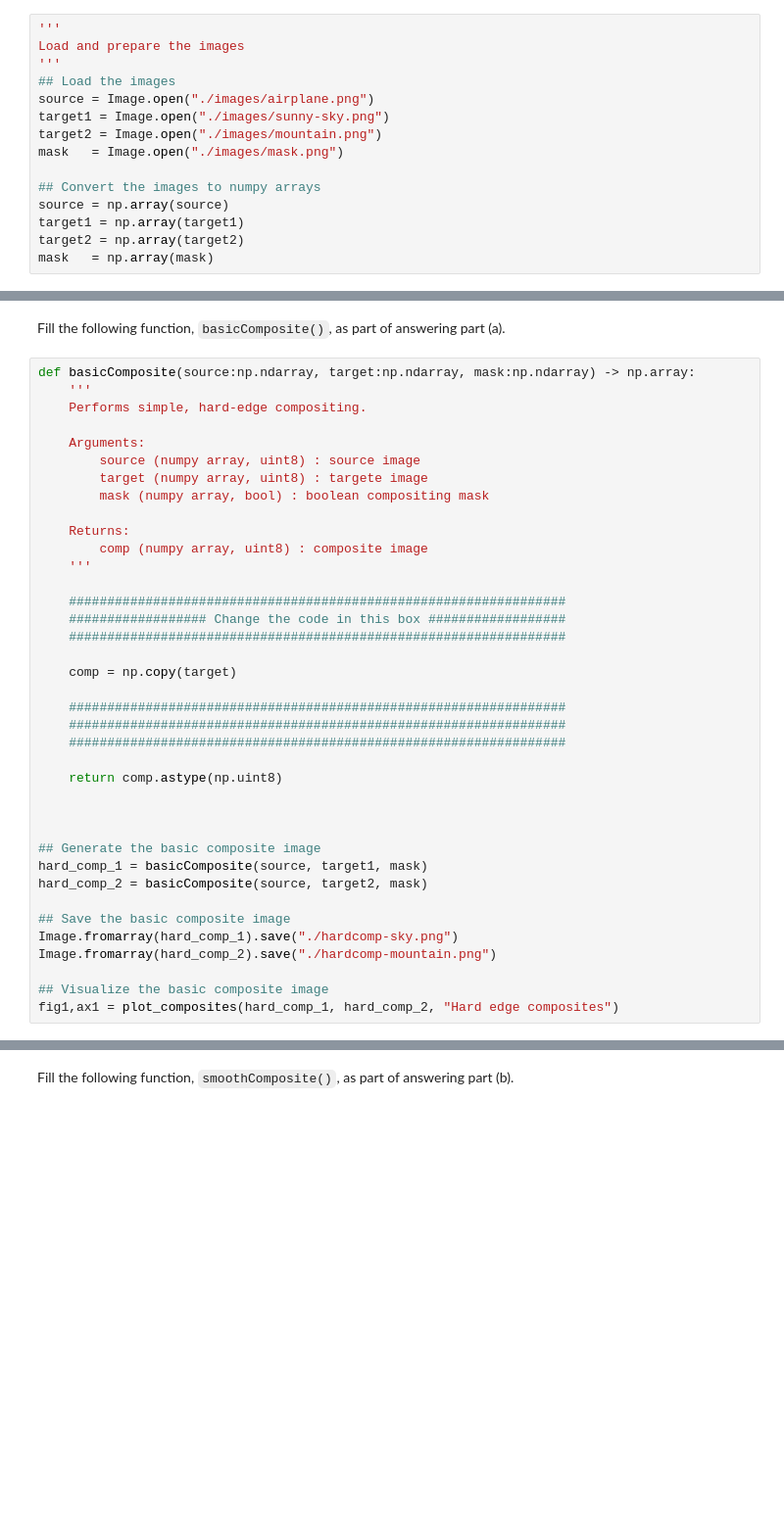
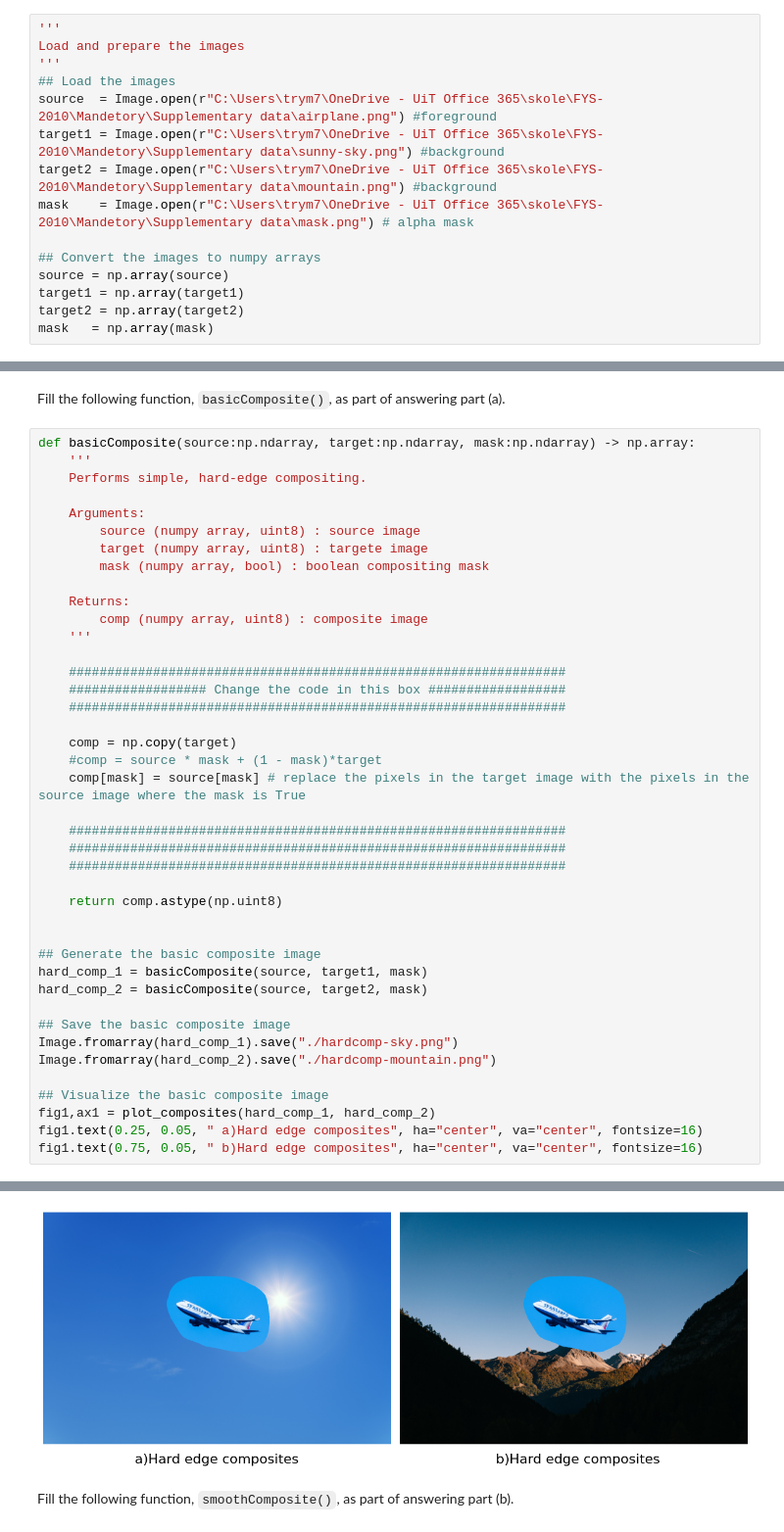
Before and after one commit to tva050/FYS-2010, a Jupyter notebook: Mandetory/Task2/ImageCompositing.ipynb, the cells around one changed output, grey strips where cells are left out. Shown at 98% size. Drawn from its saved outputs; the diff is of its cells as text; blank space fills up the shorter version.

```diff
--- a/Mandetory/Task2/ImageCompositing.ipynb
+++ b/Mandetory/Task2/ImageCompositing.ipynb
@@ -11,10 +11,10 @@ from scipy.sparse.linalg import spsolve
 Load and prepare the images
 '''
 ## Load the images
-source = Image.open("./images/airplane.png")
-target1 = Image.open("./images/sunny-sky.png")
-target2 = Image.open("./images/mountain.png")
-mask   = Image.open("./images/mask.png")
+source  = Image.open(r"C:\Users\trym7\OneDrive - UiT Office 365\skole\FYS-2010\Mandetory\Supplementary data\airplane.png") #foreground
+target1 = Image.open(r"C:\Users\trym7\OneDrive - UiT Office 365\skole\FYS-2010\Mandetory\Supplementary data\sunny-sky.png") #background
+target2 = Image.open(r"C:\Users\trym7\OneDrive - UiT Office 365\skole\FYS-2010\Mandetory\Supplementary data\mountain.png") #background
+mask    = Image.open(r"C:\Users\trym7\OneDrive - UiT Office 365\skole\FYS-2010\Mandetory\Supplementary data\mask.png") # alpha mask
 
 ## Convert the images to numpy arrays
 source = np.array(source)
@@ -94,13 +92,14 @@ def basicComposite(source:np.ndarray, target:np.ndarray, mask:np.ndarray) -> np.
     #################################################################
 
     comp = np.copy(target)
+    #comp = source * mask + (1 - mask)*target
+    comp[mask] = source[mask] # replace the pixels in the target image with the pixels in the source image where the mask is True
 
     #################################################################
     #################################################################
     #################################################################
 
     return comp.astype(np.uint8)
-
 
 
 ## Generate the basic composite image
@@ -112,4 +111,7 @@ Image.fromarray(hard_comp_1).save("./hardcomp-sky.png")
 Image.fromarray(hard_comp_2).save("./hardcomp-mountain.png")
 
 ## Visualize the basic composite image
-fig1,ax1 = plot_composites(hard_comp_1, hard_comp_2, "Hard edge composites")
+fig1,ax1 = plot_composites(hard_comp_1, hard_comp_2)
+fig1.text(0.25, 0.05, " a)Hard edge composites", ha="center", va="center", fontsize=16)
+fig1.text(0.75, 0.05, " b)Hard edge composites", ha="center", va="center", fontsize=16)
+# %% [output]
@@ -116,3 +119,4 @@ fig1,ax1 = plot_composites(hard_comp_1, hard_comp_2, "Hard edge composites")
+[figure, added]
 # %% [markdown]
 Fill the following function, `smoothComposite()`, as part of answering part (b).
 # %%
```
Also changed, not shown: parts of 5 cells of this notebook, 2 other files.
